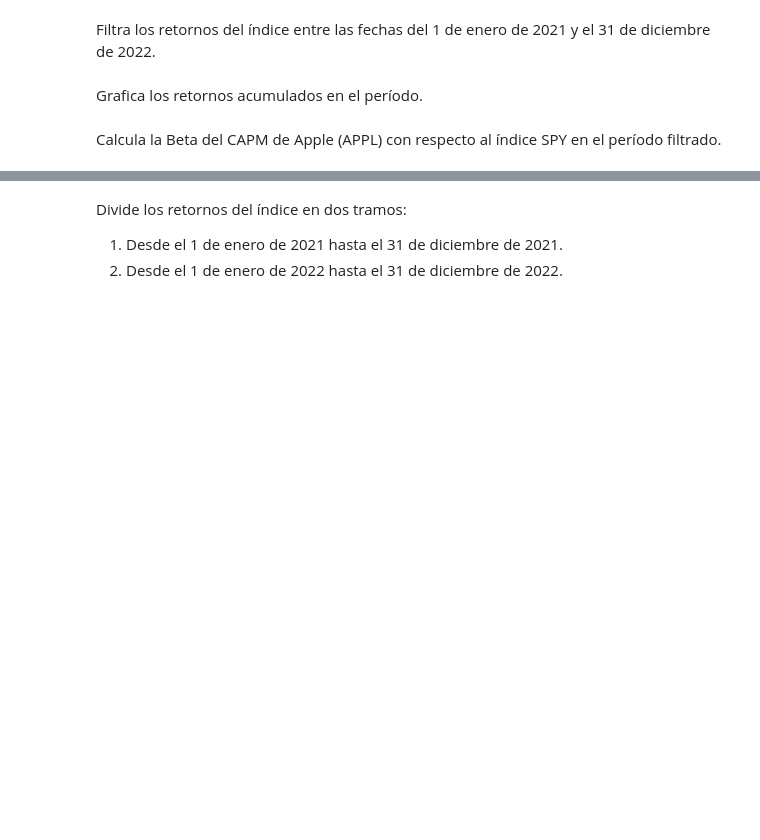
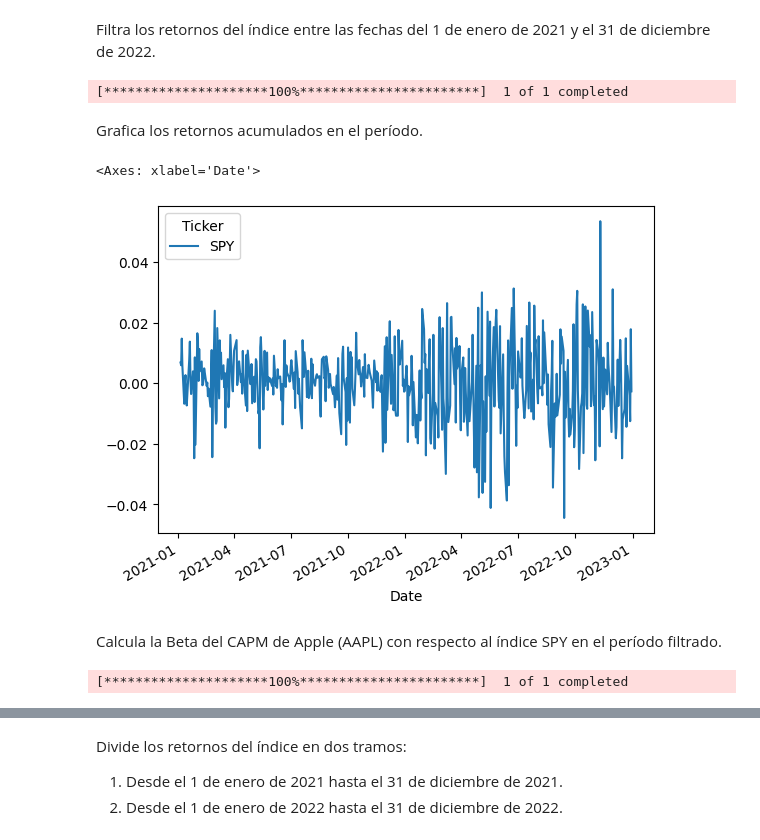
Before and after one commit to alfonso-santos/microcredencial-carteras-python, a Jupyter notebook: Tema_5_APT/src/Prueba_Nivel.ipynb, the cells around one changed output, grey strips where cells are left out. Saved outputs shown, nothing was run; the diff lists cells and outputs as text; code cells hidden in the pictures; blank space fills up the shorter version.

```diff
--- a/Tema_5_APT/src/Prueba_Nivel.ipynb
+++ b/Tema_5_APT/src/Prueba_Nivel.ipynb
@@ -456,11 +517,37 @@ Grafica los retornos acumulados de la cartera equi-ponderada, la cartera de máx
 Filtra los retornos del índice entre las fechas del 1 de enero de 2021 y el 31 de diciembre de 2022.
 # %%
 # TODO
+tickers = ["SPY"]
+data_idx = yf.download(tickers,  start = "2016-01-01", end = "2026-03-25", auto_adjust= True)["Close"]
+
+data_idx.index = pd.to_datetime(data_idx.index)
+
+data_idx_filtro = data_idx.loc['2021-01-01':'2022-12-31']
+
+ret_idx_spy = np.log(data_idx_filtro / data_idx_filtro.shift(1)).dropna()
+# %% [output]
+[*********************100%***********************]  1 of 1 completed
 # %% [markdown]
 Grafica los retornos acumulados en el período.
 # %%
 # TODO
+ret_idx_spy.plot()
+# %% [output]
+<Axes: xlabel='Date'>
+[figure, added]
 # %% [markdown]
-Calcula la Beta del CAPM de Apple (APPL) con respecto al índice SPY en el período filtrado.
+Calcula la Beta del CAPM de Apple (AAPL) con respecto al índice SPY en el período filtrado.
 # %%
 # TODO
+
+precios_apple = yf.download("AAPL",start = "2021-01-01", end = "2022-12-31", auto_adjust=True)["Close"]
+
+rendimiento_apple = np.log(precios_apple).diff().dropna()
+
+x = ret_idx_spy
+y = rendimiento_apple
+x_sm = sm.add_constant(x)
+
+modelo = sm.OLS(y,x_sm).fit()
+# %% [output]
+[*********************100%***********************]  1 of 1 completed
```
Also changed, not shown: parts of 28 cells of this notebook.
